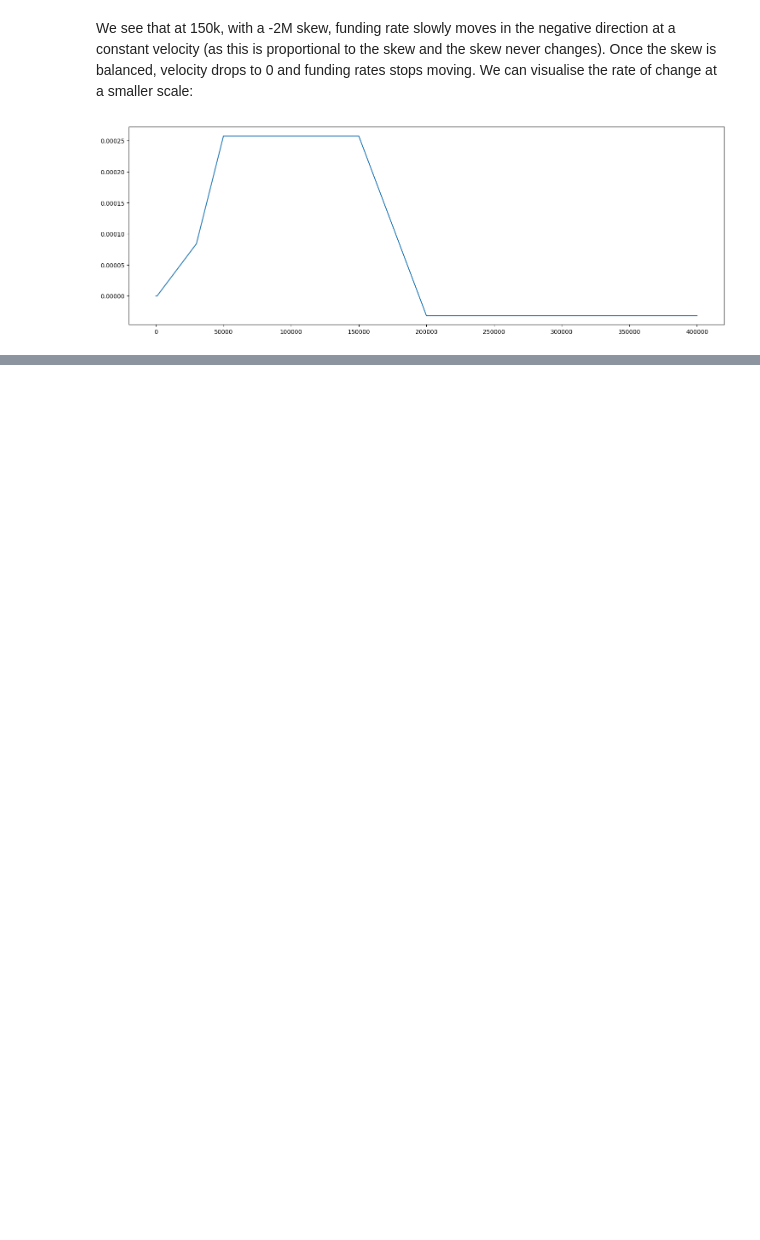
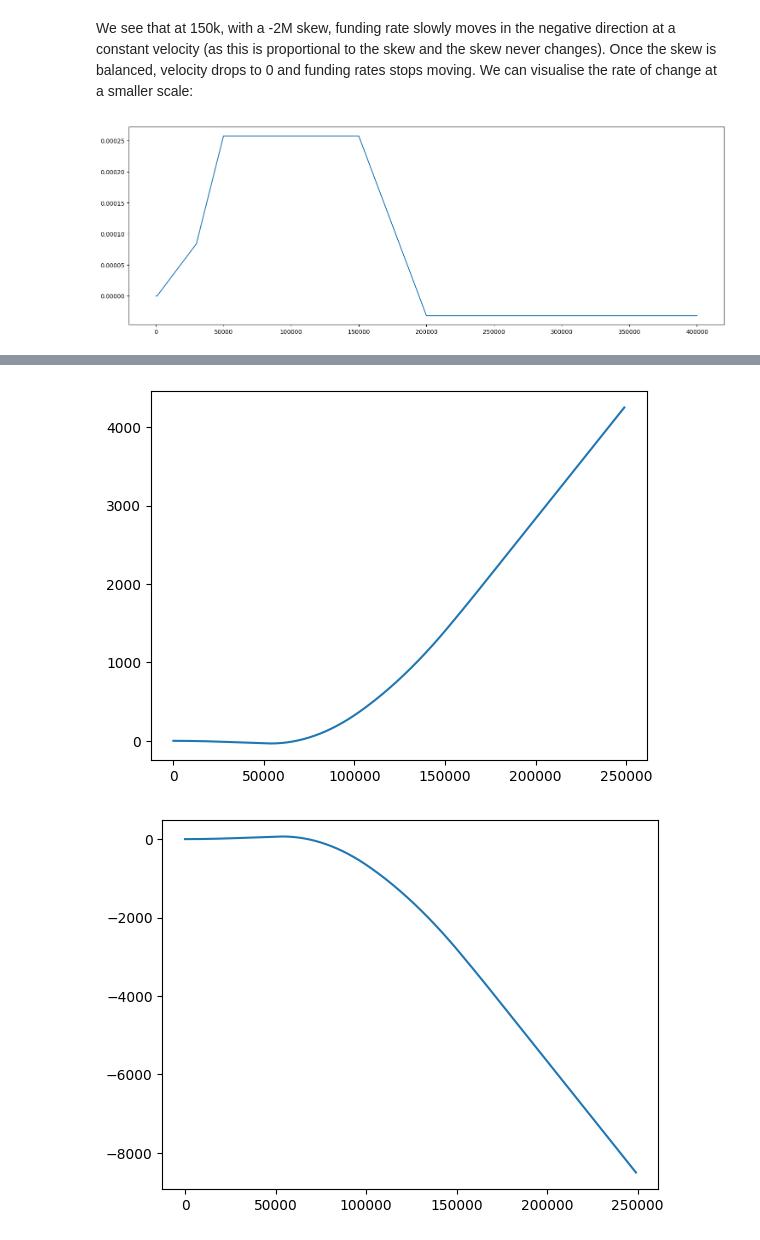
Before and after one commit to davidvuong/perpsv2-funding, a Jupyter notebook: main.ipynb, the cells around one changed output, grey strips where cells are left out. Saved outputs shown, nothing was run; the diff lists cells and outputs as text; code cells hidden in the pictures; blank space fills up the shorter version.

Commit message:
feat: Add changes to show funding accrual

```diff
--- a/main.ipynb
+++ b/main.ipynb
@@ -80,25 +80,33 @@ SECONDS_IN_DAY: int = 86400
 @dataclass
 class Position:
     size: float
+    funding_index: int
 
 
 @dataclass
 class Market:
-    positions: List[Type[Position]]
     price: float = 0
     last_modified_at: int = 0
+
+    # Optional fields (during __init__). They are populated in __post_init__
+    positions: List[Type[Position]] = None
+    funding_sequence: List[float] = None
 
     # Cached values on every market modification to avoid computing against `positions` every time.
     size: float = 0
     skew: float = 0
     funding_rate: float = 0
-    funding_accrued: float = 0
 
     # Static but configurable variables
     skew_scale_usd: float = 0
     max_funding_pct: float = 0
 
-    def modify_position(self, t: int, size_usd: Optional[float]) -> None:
+    def __post_init__(self):
+        self.positions = []
+        self.funding_sequence = [0]
+        self.last_modified_at = 0
+
+    def modify_position(self, t: int, size_usd: Optional[float]) -> Optional[Position]:
         # How much time has passed?
         t_delta = t - self.last_modified_at
 
@@ -107,7 +115,9 @@ class Market:
 
         # Update funding accrued.
         next_funding_rate = self.funding_rate + self.funding_rate_velocity() * (t_delta / SECONDS_IN_DAY)
-        self.funding_accrued += ((self.funding_rate + next_funding_rate) / 2) * (t_delta / SECONDS_IN_DAY)
+        self.funding_sequence.append(
+            ((self.funding_rate + next_funding_rate) / 2) * (t_delta / SECONDS_IN_DAY) + self.funding_accrued()
+        )
 
         # Update funding rate.
         self.funding_rate = next_funding_rate
@@ -116,10 +126,21 @@ class Market:
         if size_usd:
             # Update position, size, and skew.
             size = size_usd / self.price
-            position = Position(size)
+            position = Position(size, self.current_funding_index())
             self.positions.append(position)
             self.size += abs(size)
             self.skew += size
+            return position
+        return None
 
     def funding_rate_velocity(self) -> float:
         return (self.skew * self.price) / self.skew_scale_usd * self.max_funding_pct
+
+    def current_funding_index(self) -> int:
+        return len(self.funding_sequence) - 1
+
+    def funding_accrued(self) -> float:
+        return self.funding_sequence[-1]
+
+    def funding_accrued_by_position(self, position: Position) -> float:
+        return self.funding_sequence[self.current_funding_index()] - self.funding_sequence[position.funding_index]
@@ -303,0 +434,14 @@ TODO
+# %%
+plt.plot(
+    [x['t'] for x in sim_02_res],
+    [y['funding_accrued_p1_usd'] for y in sim_02_res],
+)
+plt.show()
+plt.plot(
+    [x['t'] for x in sim_02_res],
+    [y['funding_accrued_p2_usd'] for y in sim_02_res],
+)
+plt.show()
+# %% [output]
+[figure, added]
+[figure, added]
```
Also changed, not shown: parts of 13 cells of this notebook.
